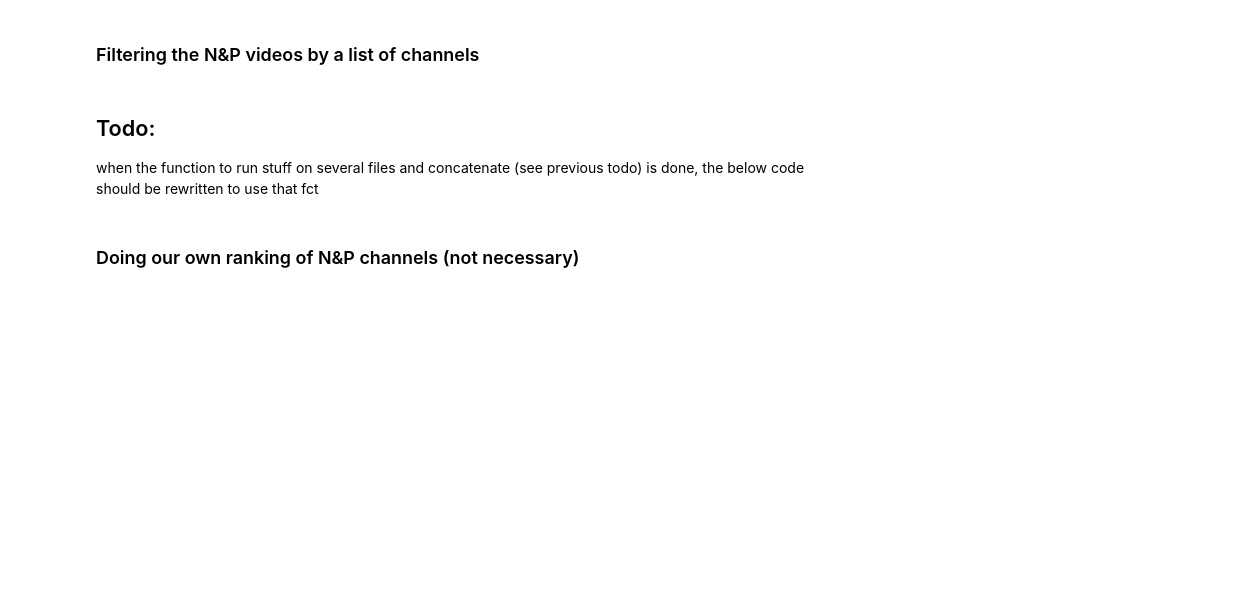
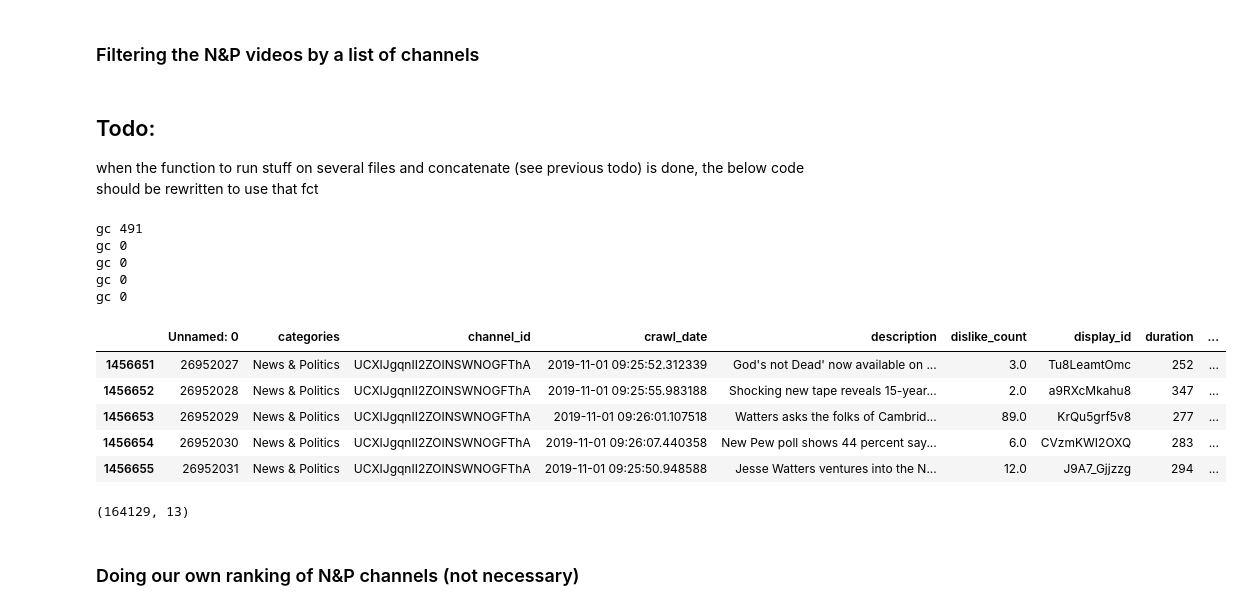
Before and after one commit to epfl-ada/ada-2024-project-thedataminions, a Jupyter notebook: analysis/analysis.ipynb, the cells around one changed output. Drawn from its saved outputs; the diff is of its cells as text; code cells hidden in the pictures; blank space fills up the shorter version.

```diff
--- a/analysis/analysis.ipynb
+++ b/analysis/analysis.ipynb
@@ -519,30 +478,47 @@ when the function to run stuff on several files and concatenate (see previous to
 # %%
 # form the filtered N&P videos dataframe, keep those posted by channels manually selected (here CNN, ABC News, BBC News, Al Jazeera English and Fox News)
 
+# create empty dataframe (which will later contain all videos in News & Pol which are not uploaded by a News & Pol channel)
+df_videos_news_pol_manually_selected = pd.DataFrame()
+
 # go through all of the three files we generated, containing data about videos in News&Pol
-for filepath in [dataset_root_path + "/../generated_data/videos_in_news_pol__0_299.csv.gz",
-                 dataset_root_path + "/../generated_data/videos_in_news_pol__300_599.csv.gz",
-                 dataset_root_path + "/../generated_data/videos_in_news_pol__500_729.csv.gz"]:
-
-    # create empty dataframe (which will later contain all videos in News & Pol which are not uploaded by a News & Pol channel)
-    df_videos_news_pol_manually_selected = pd.DataFrame()
+for filepath in [dataset_root_path + "/../generated_data/videos_in_news_pol__0_149.csv.gz",
+                 dataset_root_path + "/../generated_data/videos_in_news_pol__150_299.csv.gz",
+                 dataset_root_path + "/../generated_data/videos_in_news_pol__300_449.csv.gz",
+                 dataset_root_path + "/../generated_data/videos_in_news_pol__450_599.csv.gz",
+                 dataset_root_path + "/../generated_data/videos_in_news_pol__600_729.csv.gz"]:
 
     # using the current filepath, read the file and use it as a (temporary) df called df_videos_news_pol
-    with pd.read_csv(filepath) as df_videos_news_pol:
-        # concatenate the precious results with the results from the current file
-        df_videos_news_pol_manually_selected = pd.concat([df_videos_news_pol_manually_selected,
-             df_videos_news_pol[df_videos_news_pol.channel_id.isin(["UCupvZG-5ko_eiXAupbDfxWw",  # CNN
-                                                                    "UCBi2mrWuNuyYy4gbM6fU18Q",  # ABC News
-                                                                    "UC16niRr50-MSBwiO3YDb3RA",  # BBC News
-                                                                    "UCNye-wNBqNL5ZzHSJj3l8Bg",  # Al Jazeera English
-                                                                    "UCXIJgqnII2ZOINSWNOGFThA",  # Fox News
-                                                                  ])]
-            )])
+    df_videos_news_pol_i = pd.read_csv(filepath)
+    # concatenate the precious results with the results from the current file
+    df_videos_news_pol_manually_selected = pd.concat([df_videos_news_pol_manually_selected,
+          df_videos_news_pol_i[df_videos_news_pol_i.channel_id.isin(["UCupvZG-5ko_eiXAupbDfxWw",  # CNN
+                                                                     "UCBi2mrWuNuyYy4gbM6fU18Q",  # ABC News
+                                                                     "UC16niRr50-MSBwiO3YDb3RA",  # BBC News
+                                                                     "UCNye-wNBqNL5ZzHSJj3l8Bg",  # Al Jazeera English
+                                                                     "UCXIJgqnII2ZOINSWNOGFThA",  # Fox News
+                                                              ])]
+                                                              ])
+    del df_videos_news_pol_i
+    print(f"gc {gc.collect()}")
 
 display(df_videos_news_pol_manually_selected.head())
 display(df_videos_news_pol_manually_selected.shape)
 
 df_videos_news_pol_manually_selected.to_csv(dataset_root_path + "../generated_data/videos_from_news_pol_from_selected_channels.csv")
+# %% [output]
+gc 491
+gc 0
+gc 0
+gc 0
+gc 0
+|  | Unnamed: 0 | categories | channel_id | crawl_date | description | dislike_count | display_id | duration | ... |
+| 1456651 | 26952027 | News & Politics | UCXIJgqnII2ZOINSWNOGFThA | 2019-11-01 09:25:52.312339 | God's not Dead' now available on ... | 3.0 | Tu8LeamtOmc | 252 | ... |
+| 1456652 | 26952028 | News & Politics | UCXIJgqnII2ZOINSWNOGFThA | 2019-11-01 09:25:55.983188 | Shocking new tape reveals 15-year... | 2.0 | a9RXcMkahu8 | 347 | ... |
+| 1456653 | 26952029 | News & Politics | UCXIJgqnII2ZOINSWNOGFThA | 2019-11-01 09:26:01.107518 | Watters asks the folks of Cambrid... | 89.0 | KrQu5grf5v8 | 277 | ... |
+| 1456654 | 26952030 | News & Politics | UCXIJgqnII2ZOINSWNOGFThA | 2019-11-01 09:26:07.440358 | New Pew poll shows 44 percent say... | 6.0 | CVzmKWI2OXQ | 283 | ... |
+| 1456655 | 26952031 | News & Politics | UCXIJgqnII2ZOINSWNOGFThA | 2019-11-01 09:25:50.948588 | Jesse Watters ventures into the N... | 12.0 | J9A7_Gjjzzg | 294 | ... |
+(164129, 13)
 # %% [markdown]
 ### Doing our own ranking of N&P channels (not necessary)
 # %% [markdown]
```
Also changed, not shown: parts of 32 cells of this notebook, 1 other file.
